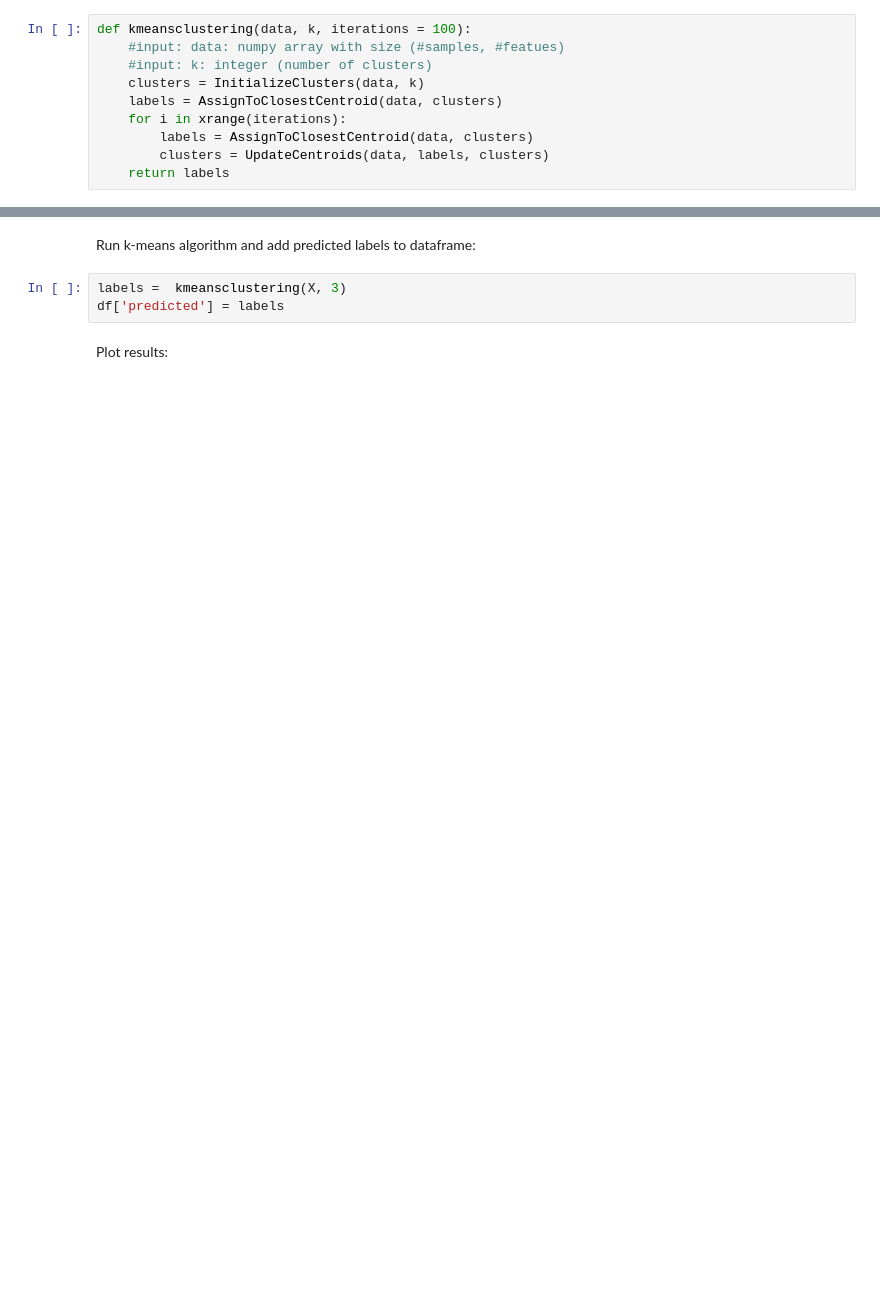
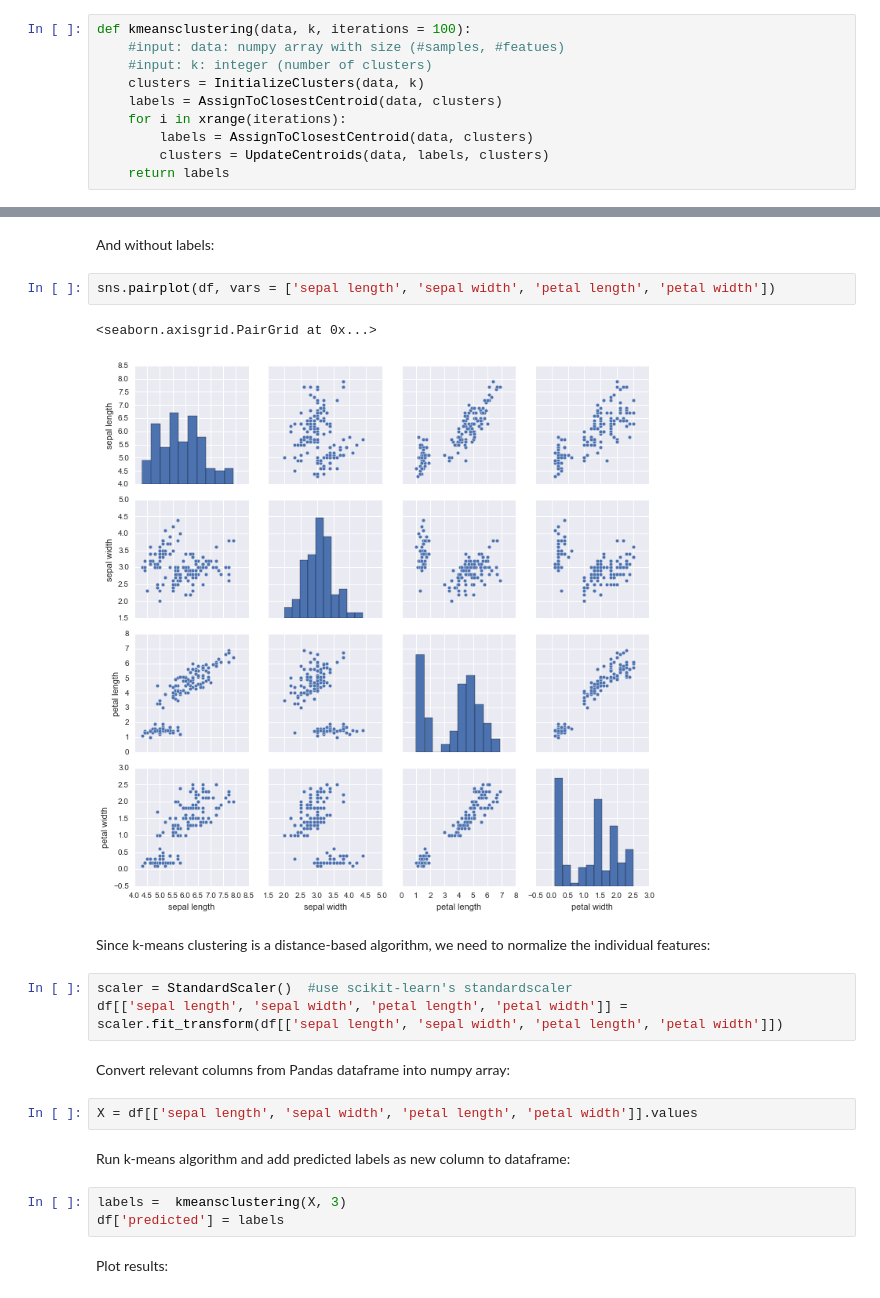
Before and after one commit to antoniarei/machine-learning, a Jupyter notebook: kmeans-clustering/kmeansclustering.ipynb, the cells around one changed output, grey strips where cells are left out. Saved outputs shown, nothing was run; the diff lists cells and outputs as text; blank space fills up the shorter version.

```diff
--- a/kmeans-clustering/kmeansclustering.ipynb
+++ b/kmeans-clustering/kmeansclustering.ipynb
@@ -92,5 +90,21 @@ def kmeansclustering(data, k, iterations = 100):
+# %% [markdown]
+And without labels:
+# %%
+sns.pairplot(df, vars = ['sepal length', 'sepal width', 'petal length', 'petal width'])
+# %% [output]
+<seaborn.axisgrid.PairGrid at 0x...>
+[figure, added]
+# %% [markdown]
+Since k-means clustering is a distance-based algorithm, we need to normalize the individual features:
+# %%
+scaler = StandardScaler()  #use scikit-learn's standardscaler
+df[['sepal length', 'sepal width', 'petal length', 'petal width']] = scaler.fit_transform(df[['sepal length', 'sepal width', 'petal length', 'petal width']])
+# %% [markdown]
+Convert relevant columns from Pandas dataframe into numpy array:
+# %%
+X = df[['sepal length', 'sepal width', 'petal length', 'petal width']].values
 # %% [markdown]
-Run k-means algorithm and add predicted labels to dataframe:
+Run k-means algorithm and add predicted labels as new column to dataframe:
 # %%
 labels =  kmeansclustering(X, 3)
 df['predicted'] = labels
```
Also changed, not shown: parts of 34 cells of this notebook.
